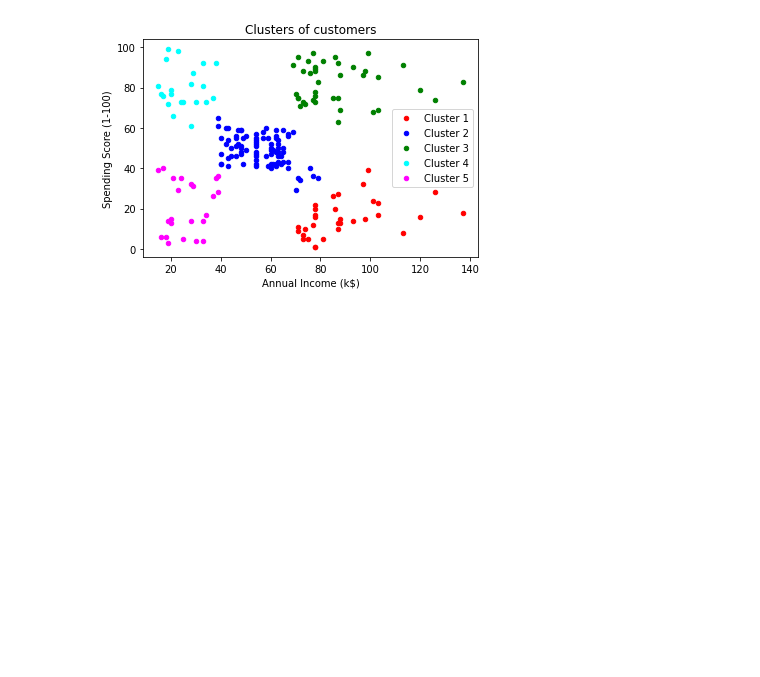
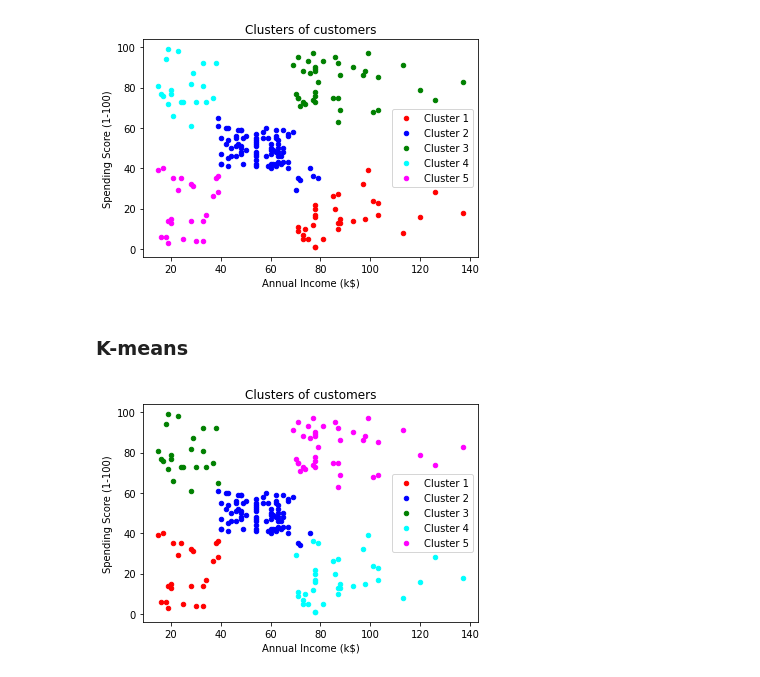
Before and after one commit to mo-amininasab/customers_segmentation, a Jupyter notebook: Mall_Customers_Segmentation.ipynb, the cells around one changed output. Drawn from its saved outputs; the diff is of its cells as text; code cells hidden in the pictures; blank space fills up the shorter version.

Commit message:
k-means add

```diff
--- a/Mall_Customers_Segmentation.ipynb
+++ b/Mall_Customers_Segmentation.ipynb
@@ -131,3 +131,41 @@ plt.legend()
 plt.show()
 # %% [output]
 [figure]
+# %% [markdown]
+### K-means
+# %%
+kmeans = KMeans(n_clusters=5)
+y_kmeans = kmeans.fit_predict(X)
+# %%
+plt.scatter(X[y_kmeans == 0, 0],
+            X[y_kmeans == 0, 1],
+            s=20,
+            c='red',
+            label='Cluster 1')
+plt.scatter(X[y_kmeans == 1, 0],
+            X[y_kmeans == 1, 1],
+            s=20,
+            c='blue',
+            label='Cluster 2')
+plt.scatter(X[y_kmeans == 2, 0],
+            X[y_kmeans == 2, 1],
+            s=20,
+            c='green',
+            label='Cluster 3')
+plt.scatter(X[y_kmeans == 3, 0],
+            X[y_kmeans == 3, 1],
+            s=20,
+            c='cyan',
+            label='Cluster 4')
+plt.scatter(X[y_kmeans == 4, 0],
+            X[y_kmeans == 4, 1],
+            s=20,
+            c='magenta',
+            label='Cluster 5')
+plt.title('Clusters of customers')
+plt.xlabel('Annual Income (k$)')
+plt.ylabel('Spending Score (1-100)')
+plt.legend()
+plt.show()
+# %% [output]
+[figure, added]
```
